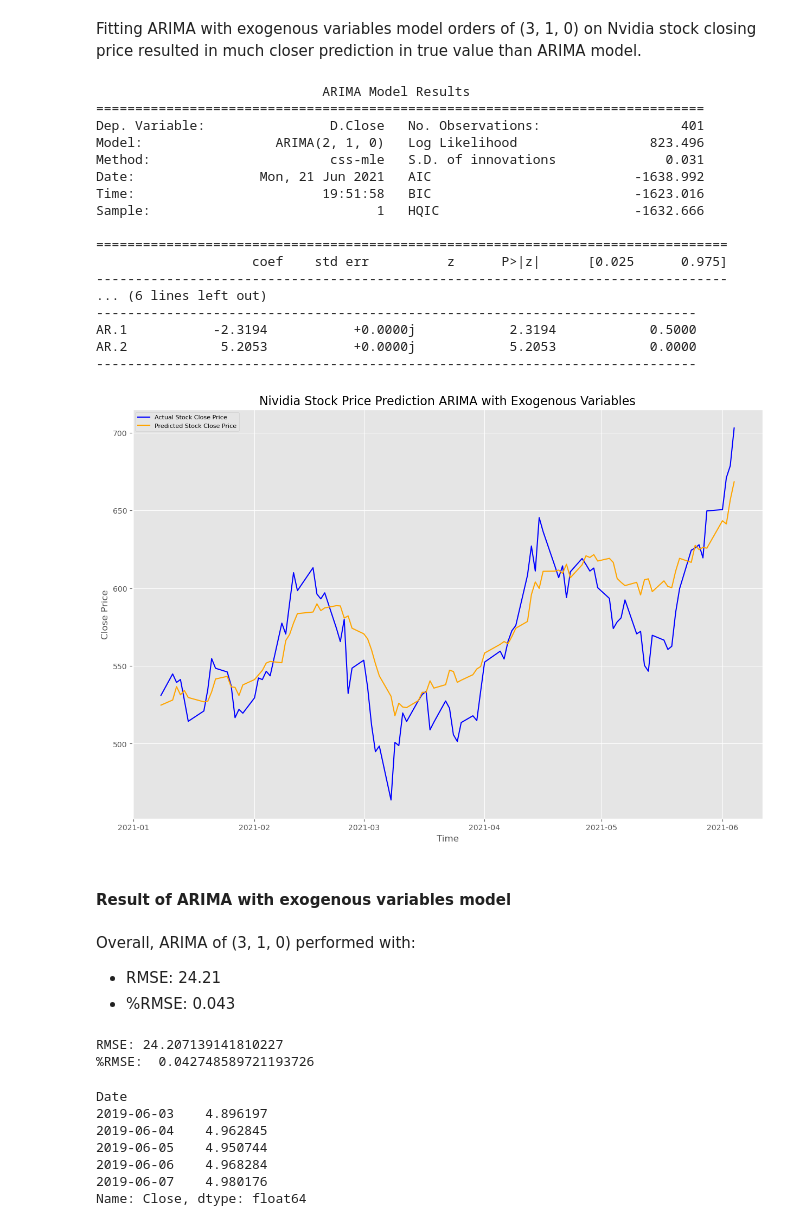
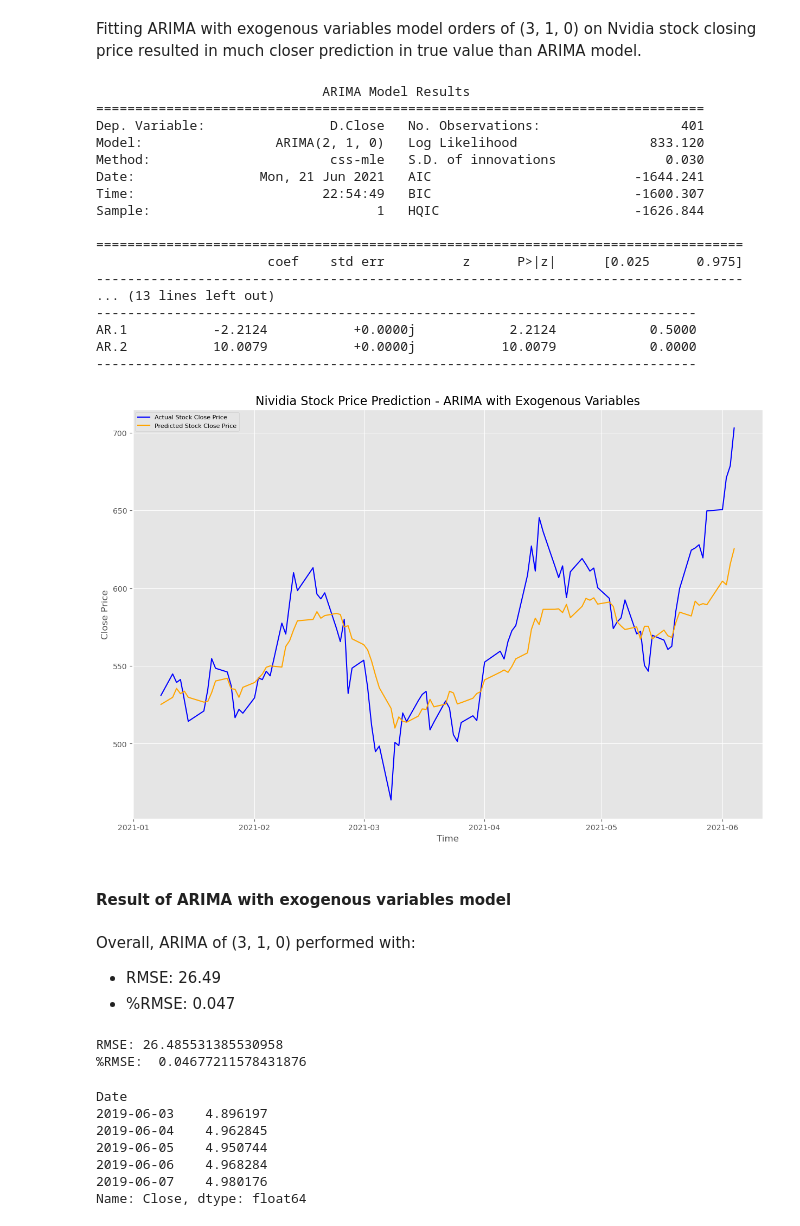
Before and after one commit to jayce7376/Nvidia_Stock_Prediction, a Jupyter notebook: Nvidia_Stock_Prediction.ipynb, the cells around one changed output. Drawn from its saved outputs; the diff is of its cells as text; code cells hidden in the pictures.

```diff
--- a/Nvidia_Stock_Prediction.ipynb
+++ b/Nvidia_Stock_Prediction.ipynb
@@ -230,6 +161,8 @@ nvidia = pd.get_dummies(nvidia, prefix='future', drop_first=True)
 
 # make shifted nvidia dataframe
 shift_nvidia = nvidia.shift(1)
+shift_nvidia['close'] = nvidia.Close
+shift_nvidia.drop(columns=['Close'], inplace=True)
 # %% [markdown]
 ## 4. EDA
 # %% [markdown]
@@ -506,7 +439,7 @@ RMSE: 77.54768841113614
 To prepare the ARIMA with exogenous variables model for forecasting on our data few parameters must be calculated and analyzed. However, I used Auto ARIMA to get those parameters. According to Auto ARIMA result, ARIMA(3,1,0) is the best model for this forecasting.
 # %%
 # drop exogenous variables which are not going to be used in this model and split into train and test with 8:2 ratio
-exo_df = shift_nvidia.drop(columns=['Close', 'trend', 'daily_change','future_same', 'future_up'])
+exo_df = shift_nvidia.drop(columns=['close','trend', 'daily_change','future_same', 'future_up'])
 train_exo_data, test_exo_data = exo_df[3:int(len(exo_df)*0.80)], exo_df[int(len(exo_df)*0.80):]
 
 # scale train_exo_data and test_exo_data
@@ -571,50 +504,50 @@ plt.show()
 Fitting ARIMA with exogenous variables model orders of (3, 1, 0) on Nvidia stock closing price resulted in much closer prediction in true value than ARIMA model.
 # %%
 # build ARIMA with exogenous variables model
-model2 = ARIMA(train_data, exog=train_exo, order=(3, 1, 0))
+model2 = ARIMA(train_data, exog=train_exo, order=(2, 1, 0))
 fitted2 = model2.fit()
-print(fitted.summary())
+print(fitted2.summary())
 # %% [output]
                              ARIMA Model Results
 ==============================================================================
 Dep. Variable:                D.Close   No. Observations:                  401
-Model:                 ARIMA(2, 1, 0)   Log Likelihood                 823.496
-Method:                       css-mle   S.D. of innovations              0.031
-Date:                Mon, 21 Jun 2021   AIC                          -1638.992
-Time:                        19:51:58   BIC                          -1623.016
-Sample:                             1   HQIC                         -1632.666
+Model:                 ARIMA(2, 1, 0)   Log Likelihood                 833.120
+Method:                       css-mle   S.D. of innovations              0.030
+Date:                Mon, 21 Jun 2021   AIC                          -1644.241
+Time:                        22:54:49   BIC                          -1600.307
+Sample:                             1   HQIC                         -1626.844
 
-=================================================================================
-                    coef    std err          z      P>|z|      [0.025      0.975]
----------------------------------------------------------------------------------
-... (6 lines left out)
+===================================================================================
+                      coef    std err          z      P>|z|      [0.025      0.975]
+-----------------------------------------------------------------------------------
+... (13 lines left out)
 -----------------------------------------------------------------------------
-AR.1           -2.3194           +0.0000j            2.3194            0.5000
-AR.2            5.2053           +0.0000j            5.2053            0.0000
+AR.1           -2.2124           +0.0000j            2.2124            0.5000
+AR.2           10.0079           +0.0000j           10.0079            0.0000
 -----------------------------------------------------------------------------
 # %%
 # Forecast
 fc, se, conf = fitted2.forecast(102, exog=test_exo, alpha=0.05)  # 95% confidence
 fc_series = pd.Series(fc, index=test_data.index)
 original_fc_series = np.exp(fc_series)
 original_test_data = np.exp(test_data)
 plt.figure(figsize=(15,10), dpi=100)
 plt.plot(original_test_data, color = 'blue', label='Actual Stock Close Price')
 plt.plot(original_fc_series, color = 'orange',label='Predicted Stock Close Price')
-plt.title('Nividia Stock Price Prediction ARIMA with Exogenous Variables', fontsize=16)
+plt.title('Nividia Stock Price Prediction - ARIMA with Exogenous Variables', fontsize=16)
 plt.xlabel('Time')
 plt.ylabel('Close Price')
 plt.legend(loc='upper left', fontsize=8)
 plt.savefig('./images/ARIMA_exo_prediction_result.png')
 plt.show()
 # %% [output]
-[figure, old version]
+[figure, new version]
 # %% [markdown]
 #### Result of ARIMA with exogenous variables model
 # %% [markdown]
 Overall, ARIMA of (3, 1, 0) performed with:
- - RMSE: 24.21
- - %RMSE: 0.043
+ - RMSE: 26.49
+ - %RMSE: 0.047
 # %%
 MSE = np.square(np.subtract(original_test_data,original_fc_series)).mean()
 
@@ -622,8 +555,8 @@ RMSE = math.sqrt(MSE)
 print(f'RMSE: {RMSE}')
 print("%RMSE: ", RMSE/original_test_data.mean())
 # %% [output]
-RMSE: 24.207139141810227
-%RMSE:  0.042748589721193726
+RMSE: 26.485531385530958
+%RMSE:  0.04677211578431876
 # %%
 transformer = MinMaxScaler()
 exo_df_scaled = transformer.fit_transform(exo_df)
```
Also changed, not shown: parts of 22 cells of this notebook, 4 other files.
